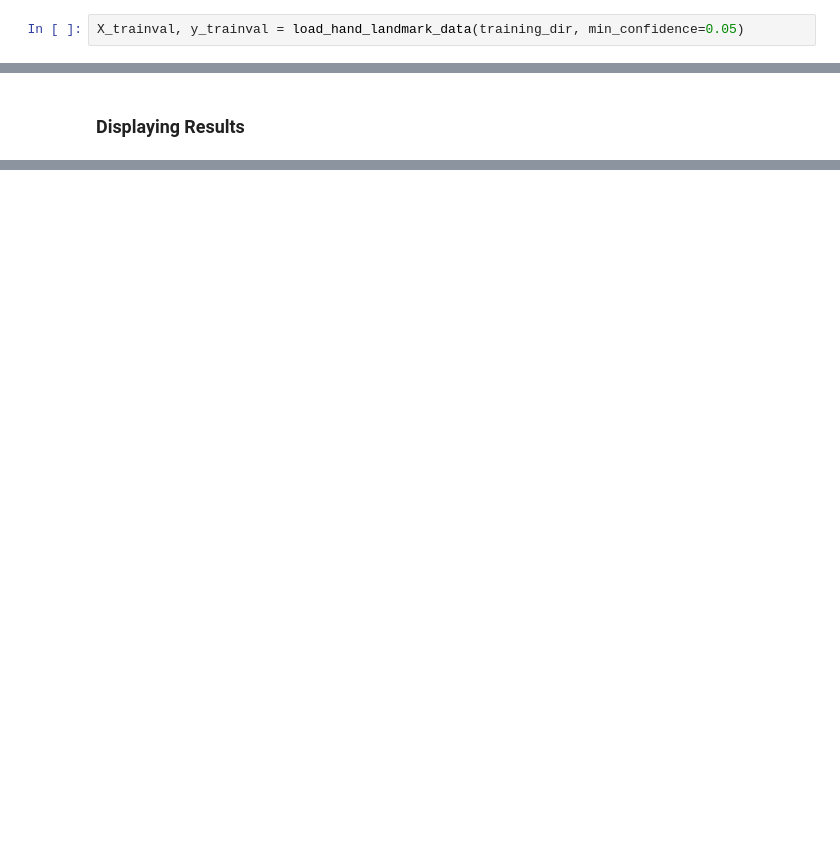
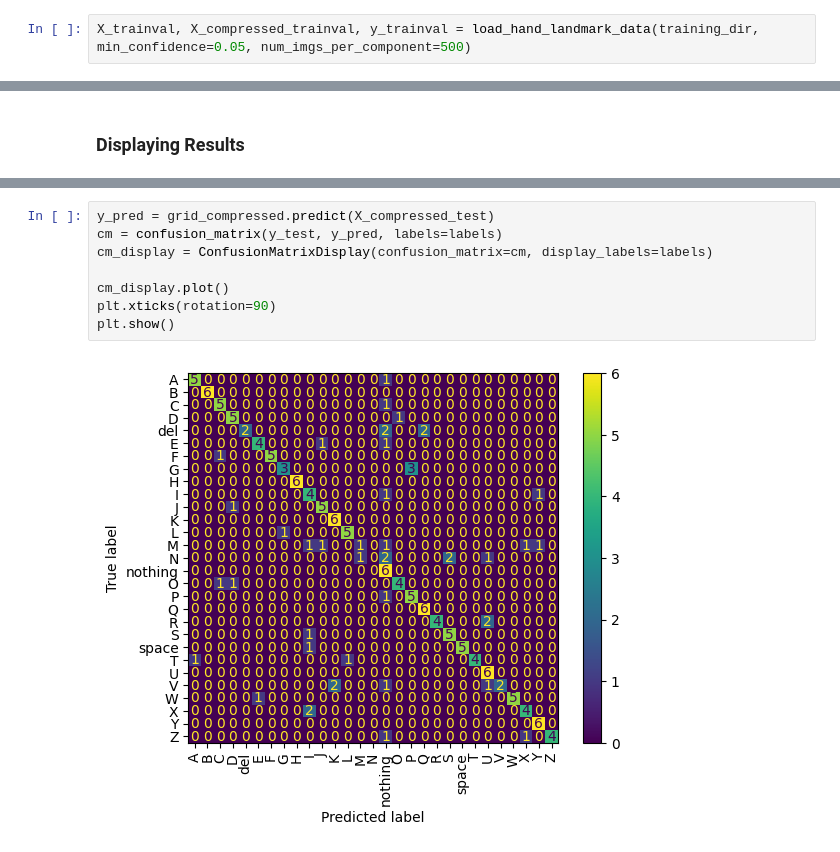
Before and after one commit to elizetran/ensf544_proj2, a Jupyter notebook: svm.ipynb, the cells around one changed output, grey strips where cells are left out. Saved outputs shown, nothing was run; the diff lists cells and outputs as text; blank space fills up the shorter version.

```diff
--- a/svm.ipynb
+++ b/svm.ipynb
@@ -124,5 +147,5 @@ def load_hand_landmark_data(directory, num_imgs_per_component=100, complexity=1,
 training_dir = "dataset/asl_alphabet_train"
 test_dir = "dataset/asl_alphabet_test"
 # %%
-X_trainval, y_trainval = load_hand_landmark_data(training_dir, min_confidence=0.05)
+X_trainval, X_compressed_trainval, y_trainval = load_hand_landmark_data(training_dir, min_confidence=0.05, num_imgs_per_component=500)
 # %% [output]
@@ -167,0 +247,10 @@ plt.show()
+# %%
+y_pred = grid_compressed.predict(X_compressed_test)
+cm = confusion_matrix(y_test, y_pred, labels=labels)
+cm_display = ConfusionMatrixDisplay(confusion_matrix=cm, display_labels=labels)
+
+cm_display.plot()
+plt.xticks(rotation=90)
+plt.show()
+# %% [output]
+[figure, added]
```
Also changed, not shown: parts of 9 cells of this notebook.
